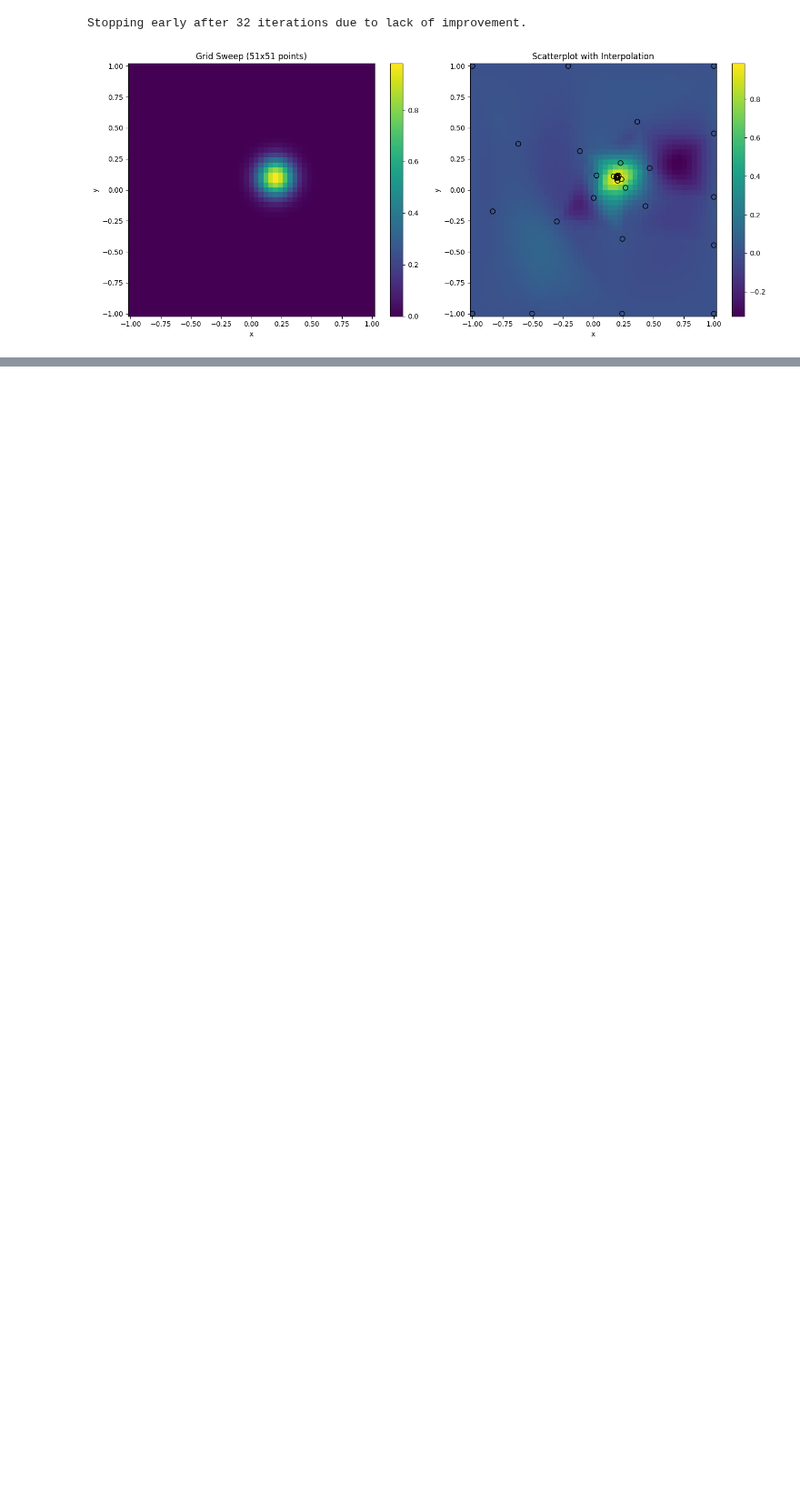
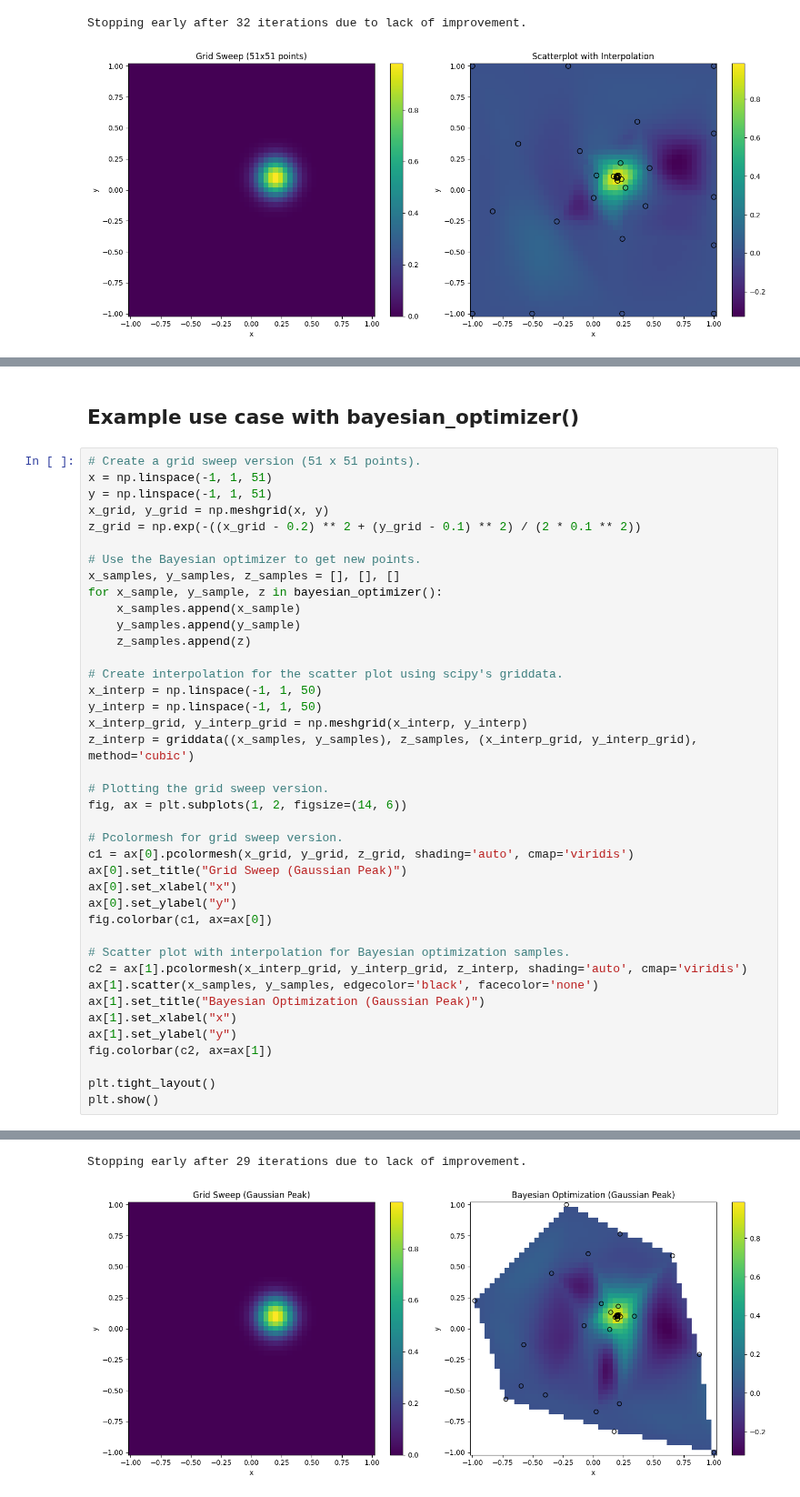
Before and after one commit to dnzckn/BasicBO, a Jupyter notebook: AX_BO_tutorial.ipynb, the cells around one changed output, grey strips where cells are left out. Shown at 91% size. Drawn from its saved outputs; the diff is of its cells as text; blank space fills up the shorter version.

```diff
--- a/AX_BO_tutorial.ipynb
+++ b/AX_BO_tutorial.ipynb
@@ -499,0 +339,43 @@ Stopping early after 36 iterations due to lack of improvement.
+# %% [markdown]
+## Example use case with bayesian_optimizer()
+# %%
+# Create a grid sweep version (51 x 51 points).
+x = np.linspace(-1, 1, 51)
+y = np.linspace(-1, 1, 51)
+x_grid, y_grid = np.meshgrid(x, y)
+z_grid = np.exp(-((x_grid - 0.2) ** 2 + (y_grid - 0.1) ** 2) / (2 * 0.1 ** 2))
+
+# Use the Bayesian optimizer to get new points.
+x_samples, y_samples, z_samples = [], [], []
+for x_sample, y_sample, z in bayesian_optimizer():
+    x_samples.append(x_sample)
+    y_samples.append(y_sample)
+    z_samples.append(z)
+
+# Create interpolation for the scatter plot using scipy's griddata.
+x_interp = np.linspace(-1, 1, 50)
+y_interp = np.linspace(-1, 1, 50)
+x_interp_grid, y_interp_grid = np.meshgrid(x_interp, y_interp)
+z_interp = griddata((x_samples, y_samples), z_samples, (x_interp_grid, y_interp_grid), method='cubic')
+
+# Plotting the grid sweep version.
+fig, ax = plt.subplots(1, 2, figsize=(14, 6))
+
+# Pcolormesh for grid sweep version.
+c1 = ax[0].pcolormesh(x_grid, y_grid, z_grid, shading='auto', cmap='viridis')
+ax[0].set_title("Grid Sweep (Gaussian Peak)")
+ax[0].set_xlabel("x")
+ax[0].set_ylabel("y")
+fig.colorbar(c1, ax=ax[0])
+
+# Scatter plot with interpolation for Bayesian optimization samples.
+c2 = ax[1].pcolormesh(x_interp_grid, y_interp_grid, z_interp, shading='auto', cmap='viridis')
+ax[1].scatter(x_samples, y_samples, edgecolor='black', facecolor='none')
+ax[1].set_title("Bayesian Optimization (Gaussian Peak)")
+ax[1].set_xlabel("x")
+ax[1].set_ylabel("y")
+fig.colorbar(c2, ax=ax[1])
+
+plt.tight_layout()
+plt.show()
+# %% [output]
@@ -499,0 +399,2 @@ Stopping early after 36 iterations due to lack of improvement.
+Stopping early after 29 iterations due to lack of improvement.
+[figure, added]
```
Also changed, not shown: parts of 7 cells of this notebook, 1 other file.
